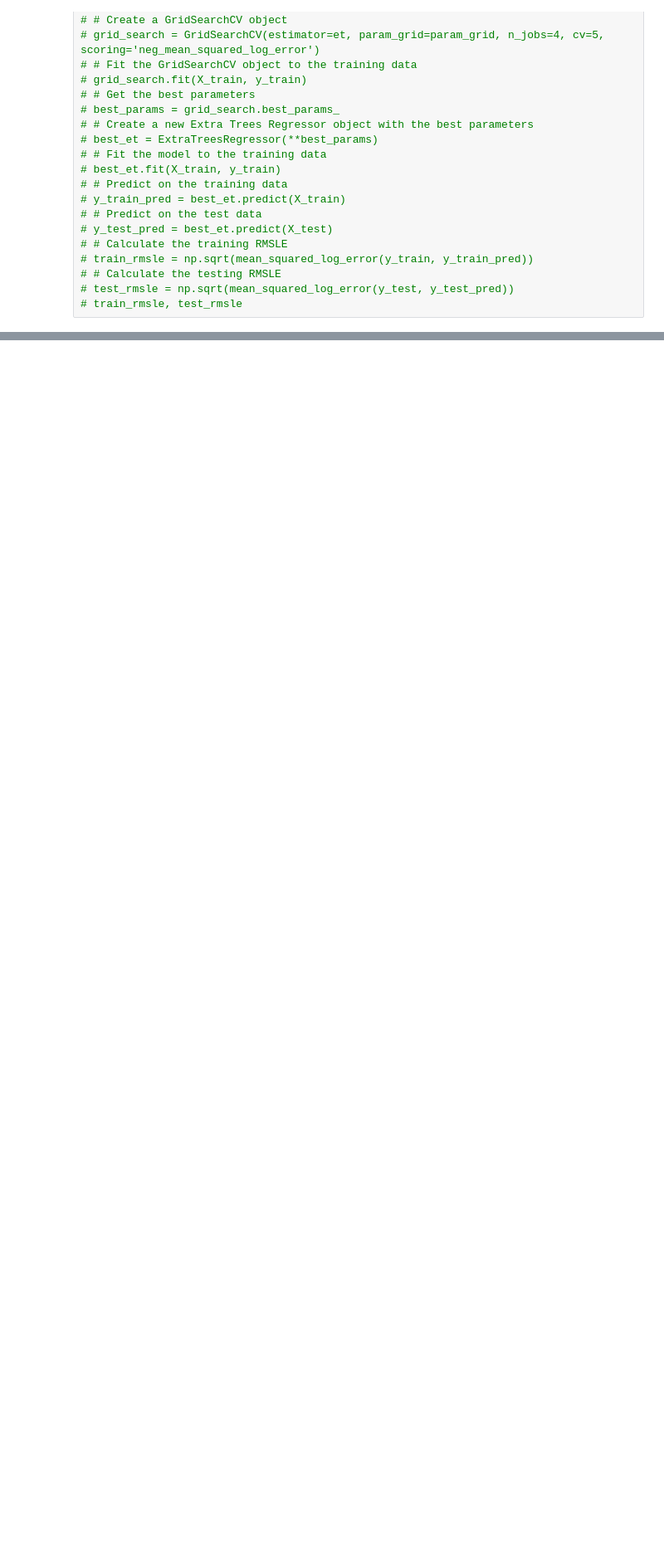
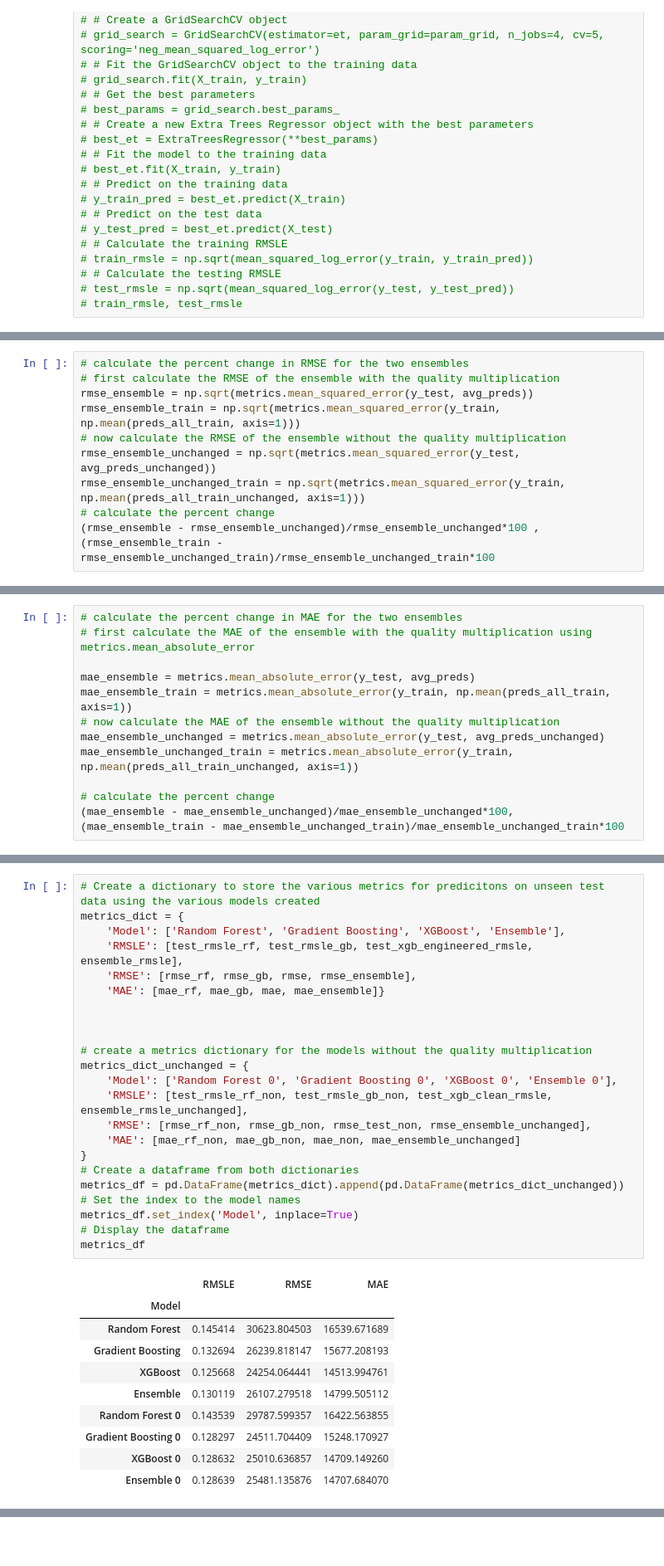
Before and after one commit to seanhulseman/Ames-Housing-Price-Prediction, a Jupyter notebook: code/ames_housing_project.ipynb, the cells around one changed output, grey strips where cells are left out. Shown at 83% size. Cells and saved outputs as stored; diff of their text form; blank space fills up the shorter version.

```diff
--- a/code/ames_housing_project.ipynb
+++ b/code/ames_housing_project.ipynb
@@ -817,0 +868,10 @@ np.mean(np.abs(avg_preds - y_test))
+# %%
+# calculate the percent change in RMSE for the two ensembles
+# first calculate the RMSE of the ensemble with the quality multiplication
+rmse_ensemble = np.sqrt(metrics.mean_squared_error(y_test, avg_preds))
+rmse_ensemble_train = np.sqrt(metrics.mean_squared_error(y_train, np.mean(preds_all_train, axis=1)))
+# now calculate the RMSE of the ensemble without the quality multiplication
+rmse_ensemble_unchanged = np.sqrt(metrics.mean_squared_error(y_test, avg_preds_unchanged))
+rmse_ensemble_unchanged_train = np.sqrt(metrics.mean_squared_error(y_train, np.mean(preds_all_train_unchanged, axis=1)))
+# calculate the percent change
+(rmse_ensemble - rmse_ensemble_unchanged)/rmse_ensemble_unchanged*100 , (rmse_ensemble_train - rmse_ensemble_unchanged_train)/rmse_ensemble_unchanged_train*100
@@ -817,0 +880,12 @@ np.mean(np.abs(avg_preds - y_test))
+# %%
+# calculate the percent change in MAE for the two ensembles
+# first calculate the MAE of the ensemble with the quality multiplication using metrics.mean_absolute_error
+
+mae_ensemble = metrics.mean_absolute_error(y_test, avg_preds)
+mae_ensemble_train = metrics.mean_absolute_error(y_train, np.mean(preds_all_train, axis=1))
+# now calculate the MAE of the ensemble without the quality multiplication
+mae_ensemble_unchanged = metrics.mean_absolute_error(y_test, avg_preds_unchanged)
+mae_ensemble_unchanged_train = metrics.mean_absolute_error(y_train, np.mean(preds_all_train_unchanged, axis=1))
+
+# calculate the percent change
+(mae_ensemble - mae_ensemble_unchanged)/mae_ensemble_unchanged*100, (mae_ensemble_train - mae_ensemble_unchanged_train)/mae_ensemble_unchanged_train*100
@@ -817,0 +894,34 @@ np.mean(np.abs(avg_preds - y_test))
+# %%
+# Create a dictionary to store the various metrics for predicitons on unseen test data using the various models created
+metrics_dict = {
+    'Model': ['Random Forest', 'Gradient Boosting', 'XGBoost', 'Ensemble'],
+    'RMSLE': [test_rmsle_rf, test_rmsle_gb, test_xgb_engineered_rmsle, ensemble_rmsle],
+    'RMSE': [rmse_rf, rmse_gb, rmse, rmse_ensemble],
+    'MAE': [mae_rf, mae_gb, mae, mae_ensemble]}
+
+
+
+# create a metrics dictionary for the models without the quality multiplication
+metrics_dict_unchanged = {
+    'Model': ['Random Forest 0', 'Gradient Boosting 0', 'XGBoost 0', 'Ensemble 0'],
+    'RMSLE': [test_rmsle_rf_non, test_rmsle_gb_non, test_xgb_clean_rmsle, ensemble_rmsle_unchanged],
+    'RMSE': [rmse_rf_non, rmse_gb_non, rmse_test_non, rmse_ensemble_unchanged],
+    'MAE': [mae_rf_non, mae_gb_non, mae_non, mae_ensemble_unchanged]
+}
+# Create a dataframe from both dictionaries
+metrics_df = pd.DataFrame(metrics_dict).append(pd.DataFrame(metrics_dict_unchanged))
+# Set the index to the model names
+metrics_df.set_index('Model', inplace=True)
+# Display the dataframe
+metrics_df
+# %% [output]
+|  | RMSLE | RMSE | MAE |
+| Model |  |  |  |
+| Random Forest | 0.145414 | 30623.804503 | 16539.671689 |
+| Gradient Boosting | 0.132694 | 26239.818147 | 15677.208193 |
+| XGBoost | 0.125668 | 24254.064441 | 14513.994761 |
+| Ensemble | 0.130119 | 26107.279518 | 14799.505112 |
+| Random Forest 0 | 0.143539 | 29787.599357 | 16422.563855 |
+| Gradient Boosting 0 | 0.128297 | 24511.704409 | 15248.170927 |
+| XGBoost 0 | 0.128632 | 25010.636857 | 14709.149260 |
+| Ensemble 0 | 0.128639 | 25481.135876 | 14707.684070 |
```
Also changed, not shown: parts of 47 cells of this notebook.
